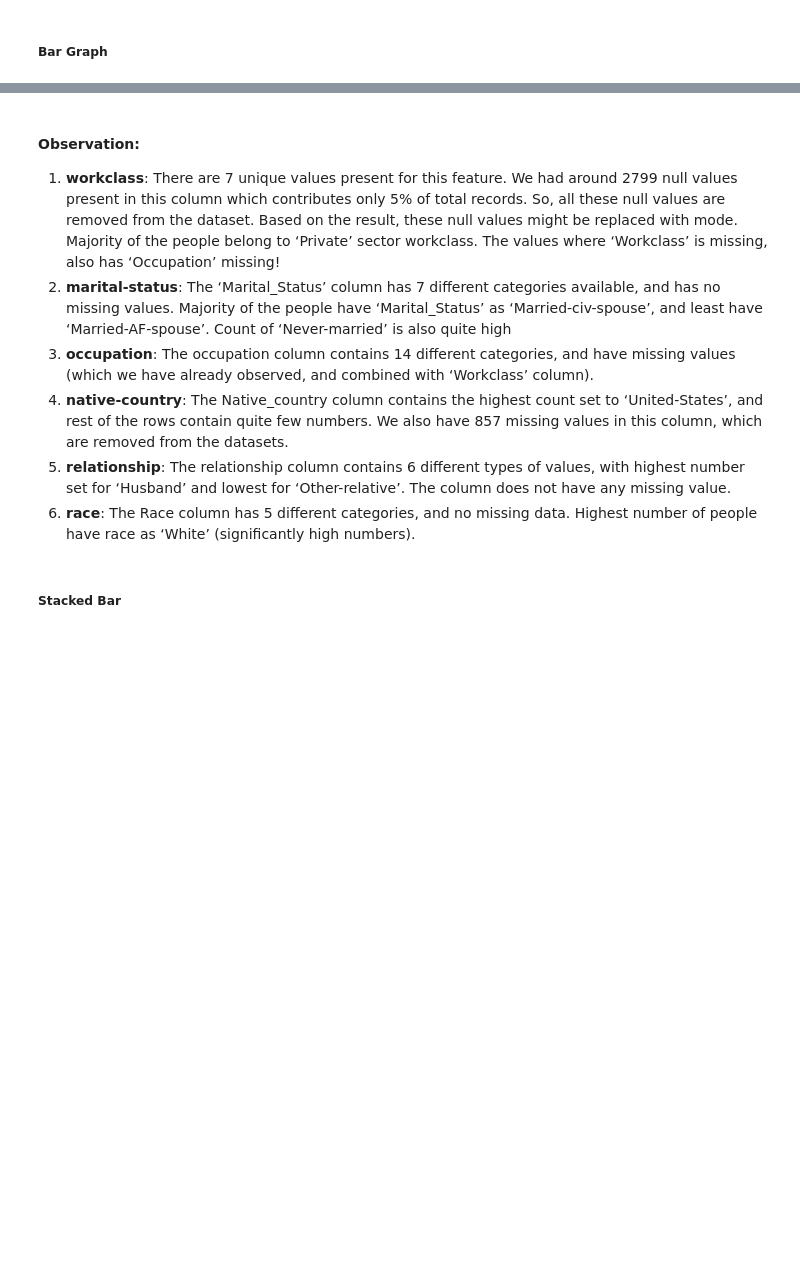
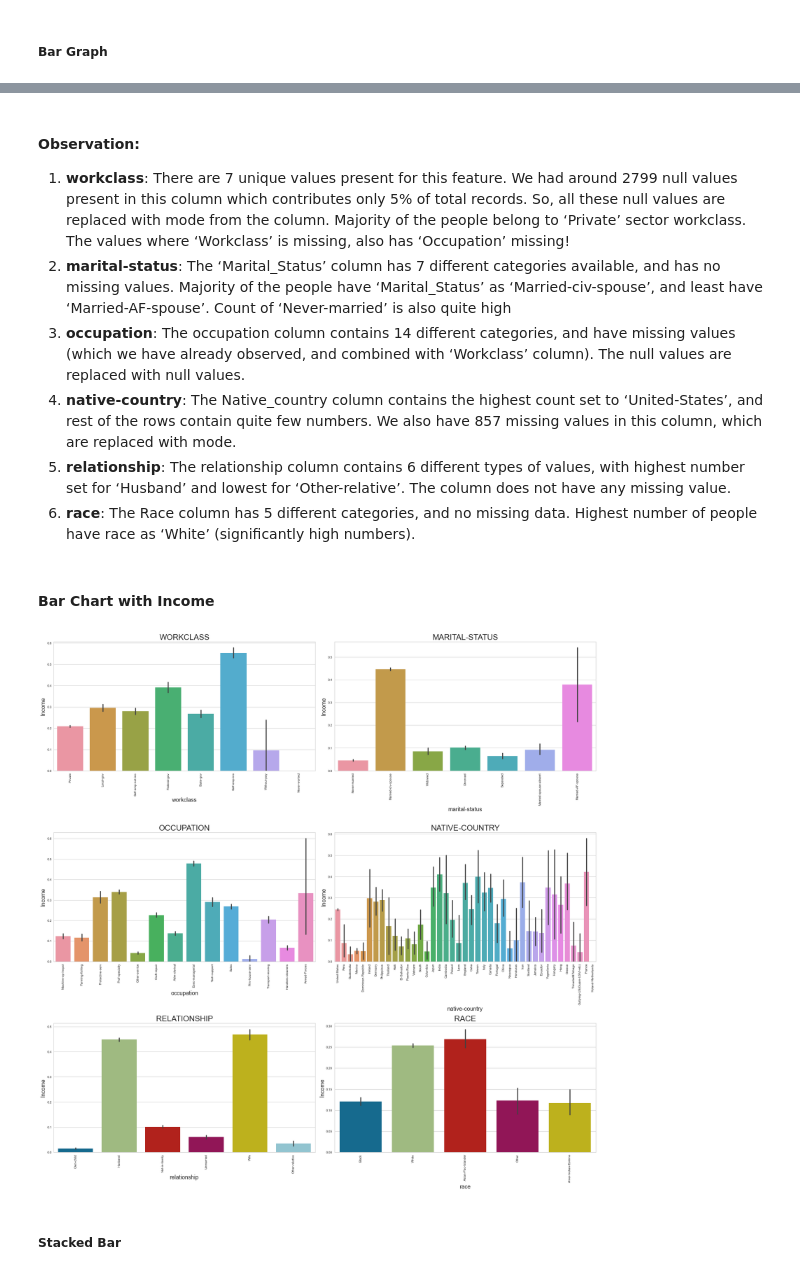
Before and after one commit to adisivam/dsc630, a Jupyter notebook: Term Project/Team_Analytics_DSC630_Term_Project.ipynb, the cells around one changed output, grey strips where cells are left out. Drawn from its saved outputs; the diff is of its cells as text; code cells hidden in the pictures; blank space fills up the shorter version.

```diff
--- a/Term Project/Team_Analytics_DSC630_Term_Project.ipynb
+++ b/Term Project/Team_Analytics_DSC630_Term_Project.ipynb
@@ -354,12 +386,32 @@ fig.tight_layout()
 # %% [markdown]
 #### Observation:
 
-1. <b>workclass</b>: There are 7 unique values present for this feature. We had around 2799 null values present in this column which contributes only 5% of total records. So, all these null values are removed from the dataset. Based on the result, these null values might be replaced with mode. Majority of the people belong to ‘Private’ sector workclass. The values where ‘Workclass’ is missing, also has ‘Occupation’ missing!
+1. <b>workclass</b>: There are 7 unique values present for this feature. We had around 2799 null values present in this column which contributes only 5% of total records. So, all these null values are replaced with mode from the column. Majority of the people belong to ‘Private’ sector workclass. The values where ‘Workclass’ is missing, also has ‘Occupation’ missing!
 2. <b>marital-status</b>: The ‘Marital_Status’ column has 7 different categories available, and has no missing values. Majority of the people have ‘Marital_Status’ as ‘Married-civ-spouse’, and least have ‘Married-AF-spouse’. Count of ‘Never-married’ is also quite high
-3. <b>occupation</b>: The occupation column contains 14 different categories, and have missing values (which we have already observed, and combined with ‘Workclass’ column).
-4. <b>native-country</b>: The Native_country column contains the highest count set to ‘United-States’, and rest of the rows contain quite few numbers. We also have 857 missing values in this column, which are removed from the datasets.
+3. <b>occupation</b>: The occupation column contains 14 different categories, and have missing values (which we have already observed, and combined with ‘Workclass’ column). The null values are replaced with null values.
+4. <b>native-country</b>: The Native_country column contains the highest count set to ‘United-States’, and rest of the rows contain quite few numbers. We also have 857 missing values in this column, which are replaced with mode.
 5. <b>relationship</b>: The relationship column contains 6 different types of values, with highest number set for ‘Husband’ and lowest for ‘Other-relative’. The column does not have any missing value.
 6. <b>race</b>: The Race column has 5 different categories, and no missing data. Highest number of people have race as ‘White’ (significantly high numbers).
+# %% [markdown]
+#### Bar  Chart with Income
+# %%
+features = ['workclass','marital-status','occupation','native-country','relationship','race']
+
+fig = plt.figure()
+
+for i, col in enumerate(features):
+    fig.add_subplot(3,2, i + 1)
+    fig.set_figheight(25)
+    fig.set_figwidth(25)
+    title = col.upper()
+    p = sns.barplot(x=col,y="income",data=income_df)
+    p.set_title(title, fontsize = 25)
+    p.set_ylabel('Income', fontsize = 18)
+    p.set_xlabel(col, fontsize = 18)
+    plot = plt.xticks(rotation = 90)
+fig.tight_layout()
+# %% [output]
+[figure, added]
 # %% [markdown]
 ##### Stacked Bar
 # %%
```
Also changed, not shown: parts of 83 cells of this notebook, 1 other file.
